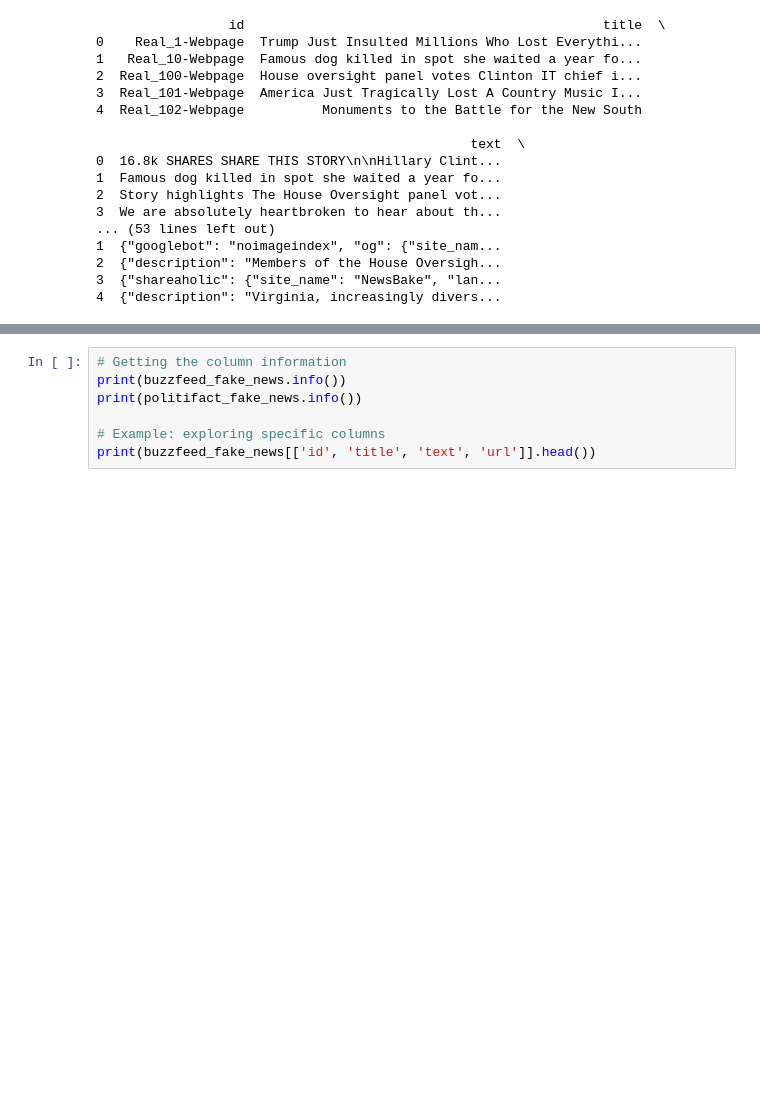
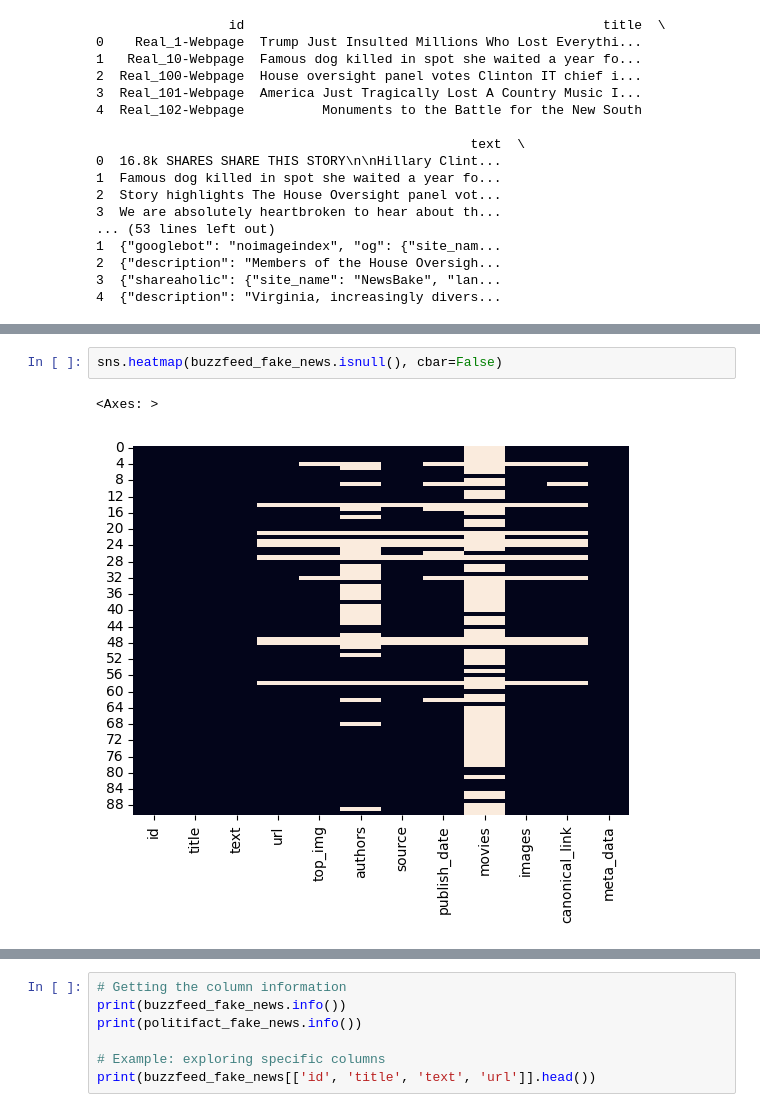
Before and after one commit to bjduva456/cs350_fake_news_project, a Jupyter notebook: data_cleaning.ipynb, the cells around one changed output, grey strips where cells are left out. Saved outputs shown, nothing was run; the diff lists cells and outputs as text; blank space fills up the shorter version.

```diff
--- a/data_cleaning.ipynb
+++ b/data_cleaning.ipynb
@@ -125,0 +138,5 @@ print(politifact_real_news.head())
+# %%
+sns.heatmap(buzzfeed_fake_news.isnull(), cbar=False)
+# %% [output]
+<Axes: >
+[figure, added]
```
Also changed, not shown: parts of 4 cells of this notebook.
